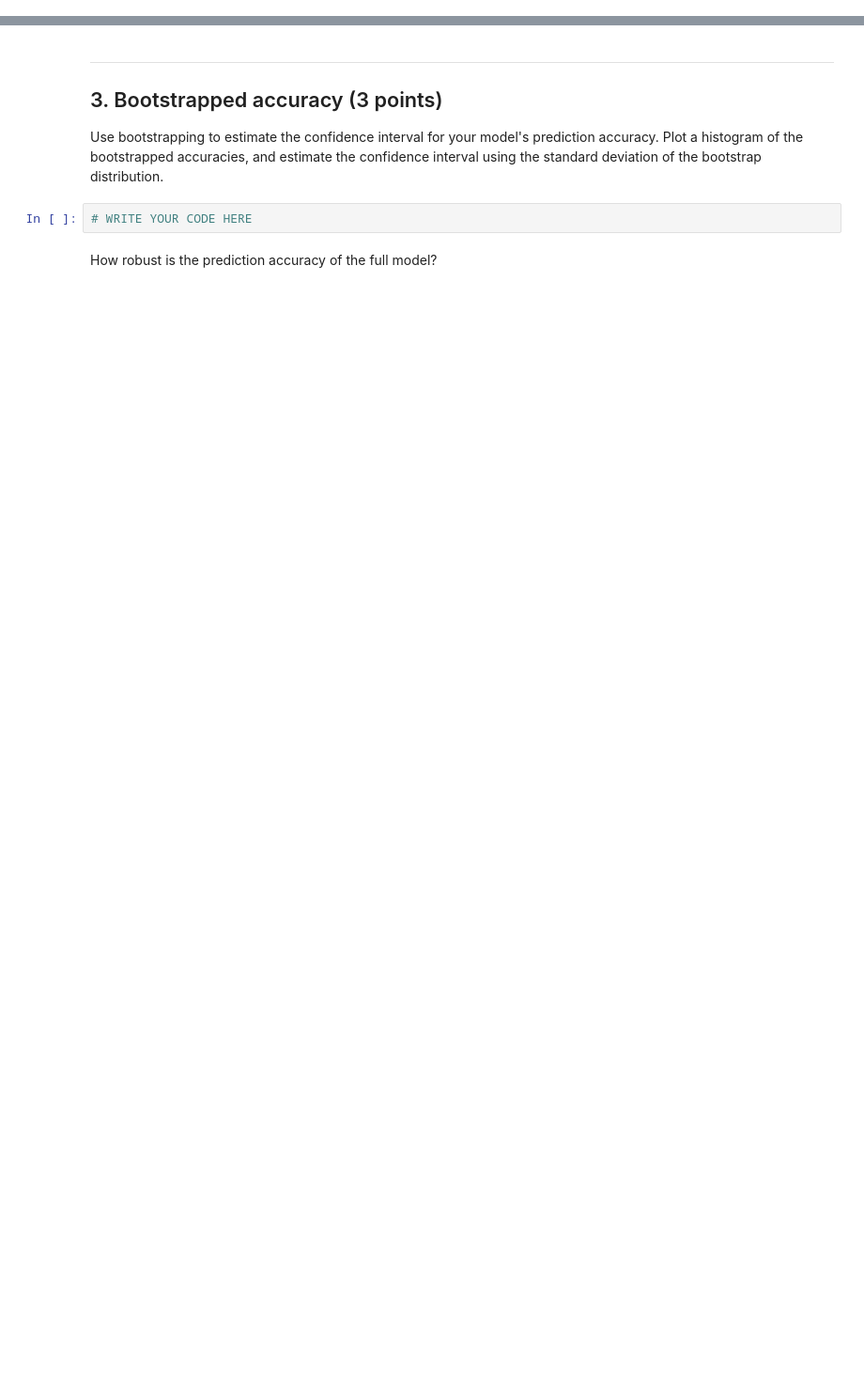
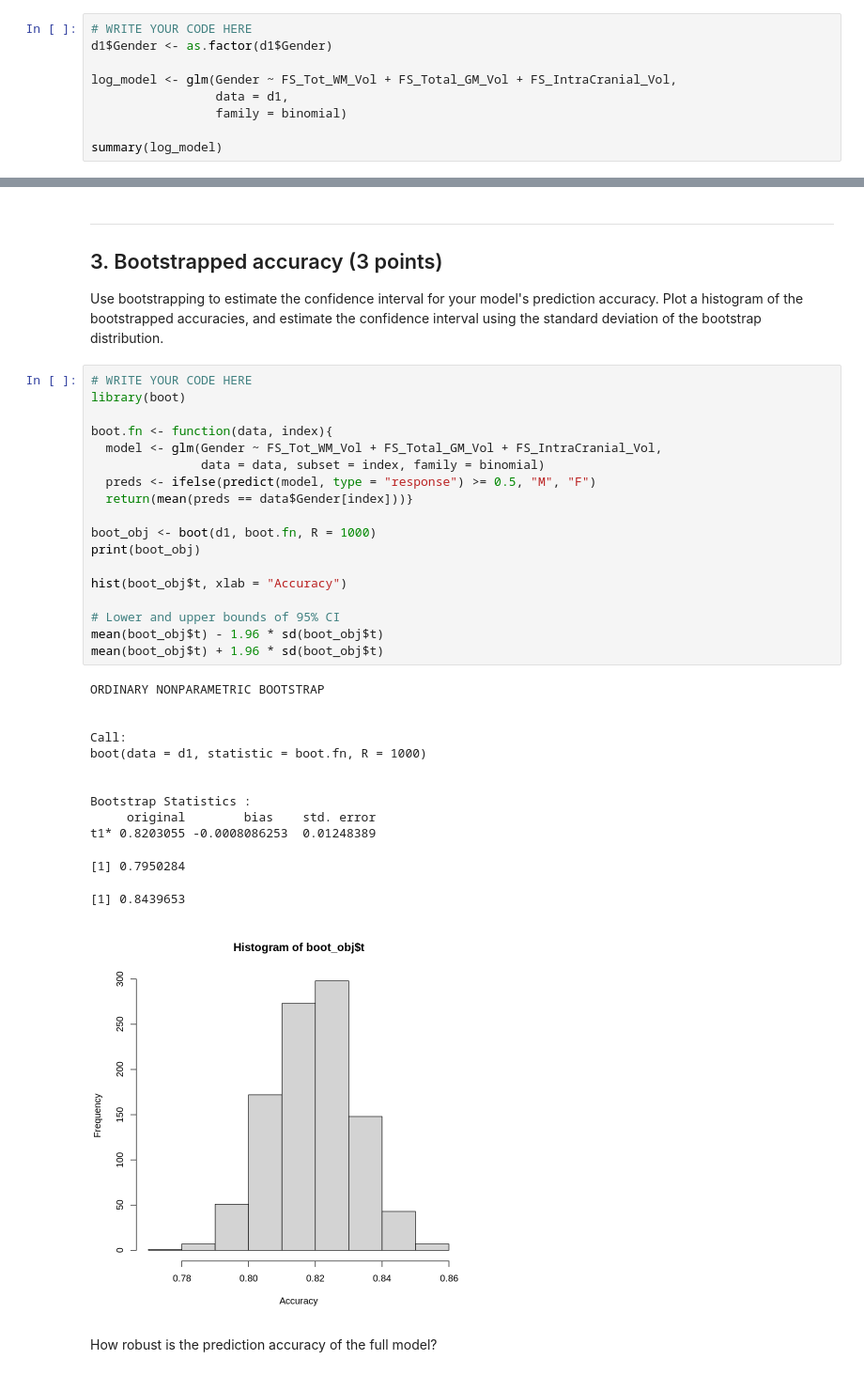
Before and after one commit to tinawanggg/Wang_DSPN_S26, a Jupyter notebook: book/exercises/13_resampling-methods.ipynb, the cells around one changed output, grey strips where cells are left out. Shown at 94% size. Drawn from its saved outputs; the diff is of its cells as text; blank space fills up the shorter version.

```diff
--- a/book/exercises/13_resampling-methods.ipynb
+++ b/book/exercises/13_resampling-methods.ipynb
@@ -39,0 +65,9 @@ We want to try predicting gender using the neural data you have loaded.
+# %%
+# WRITE YOUR CODE HERE
+d1$Gender <- as.factor(d1$Gender)
+
+log_model <- glm(Gender ~ FS_Tot_WM_Vol + FS_Total_GM_Vol + FS_IntraCranial_Vol,
+                 data = d1,
+                 family = binomial)
+
+summary(log_model)
@@ -56,7 +125,37 @@ What is the prediction accuracy for gender from the full model?
 ## 3. Bootstrapped accuracy (3 points)
 
 Use bootstrapping to estimate the confidence interval for your model's prediction accuracy. Plot a histogram of the bootstrapped accuracies, and estimate the confidence interval using the standard deviation of the bootstrap distribution.
-# %%
-# WRITE YOUR CODE HERE
+# %%
+# WRITE YOUR CODE HERE
+library(boot)
+
+boot.fn <- function(data, index){
+  model <- glm(Gender ~ FS_Tot_WM_Vol + FS_Total_GM_Vol + FS_IntraCranial_Vol,
+               data = data, subset = index, family = binomial)
+  preds <- ifelse(predict(model, type = "response") >= 0.5, "M", "F")
+  return(mean(preds == data$Gender[index]))}
+
+boot_obj <- boot(d1, boot.fn, R = 1000)
+print(boot_obj)
+
+hist(boot_obj$t, xlab = "Accuracy")
+
+# Lower and upper bounds of 95% CI
+mean(boot_obj$t) - 1.96 * sd(boot_obj$t)
+mean(boot_obj$t) + 1.96 * sd(boot_obj$t)
+# %% [output]
+ORDINARY NONPARAMETRIC BOOTSTRAP
+
+
+Call:
+boot(data = d1, statistic = boot.fn, R = 1000)
+
+
+Bootstrap Statistics :
+     original        bias    std. error
+t1* 0.8203055 -0.0008086253  0.01248389
+[1] 0.7950284
+[1] 0.8439653
+[figure, added]
 # %% [markdown]
 How robust is the prediction accuracy of the full model?
```
Also changed, not shown: parts of 21 cells of this notebook.
